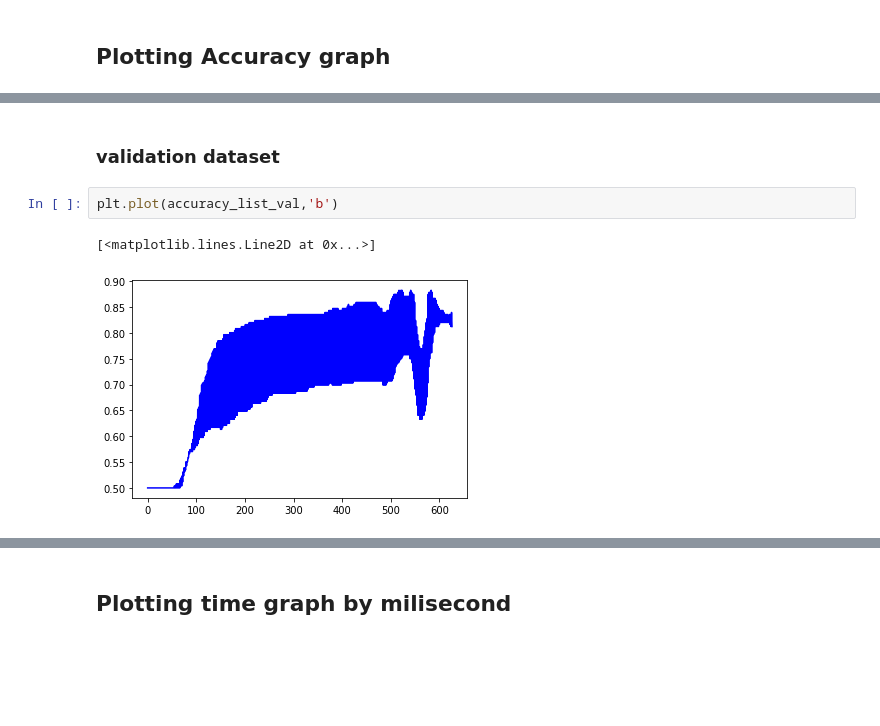
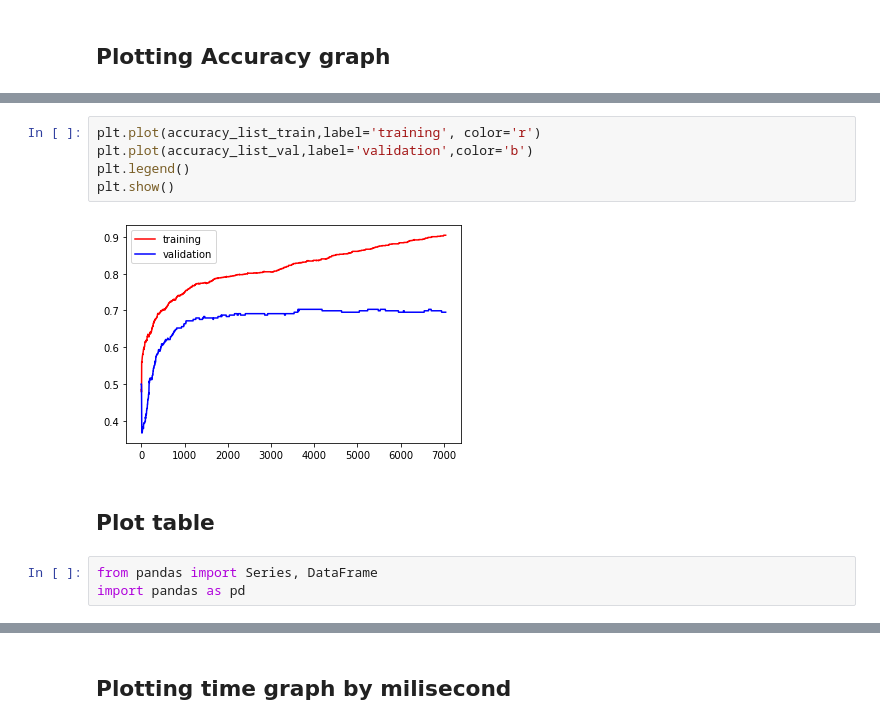
Before and after one commit to icdsw07/machineLearning, a Jupyter notebook: Assignment02.ipynb, the cells around one changed output, grey strips where cells are left out. Drawn from its saved outputs; the diff is of its cells as text; blank space fills up the shorter version.

```diff
--- a/Assignment02.ipynb
+++ b/Assignment02.ipynb
@@ -167,7 +154,12 @@ plt.plot(accuracy_list_train, 'r')
-# %% [markdown]
-### validation dataset
-# %%
-plt.plot(accuracy_list_val,'b')
-# %% [output]
-[<matplotlib.lines.Line2D at 0x...>]
-[figure, removed]
+# %%
+plt.plot(accuracy_list_train,label='training', color='r')
+plt.plot(accuracy_list_val,label='validation',color='b')
+plt.legend()
+plt.show()
+# %% [output]
+[figure, added]
+# %% [markdown]
+## Plot table
+# %%
+from pandas import Series, DataFrame
+import pandas as pd
```
Also changed, not shown: parts of 12 cells of this notebook.
